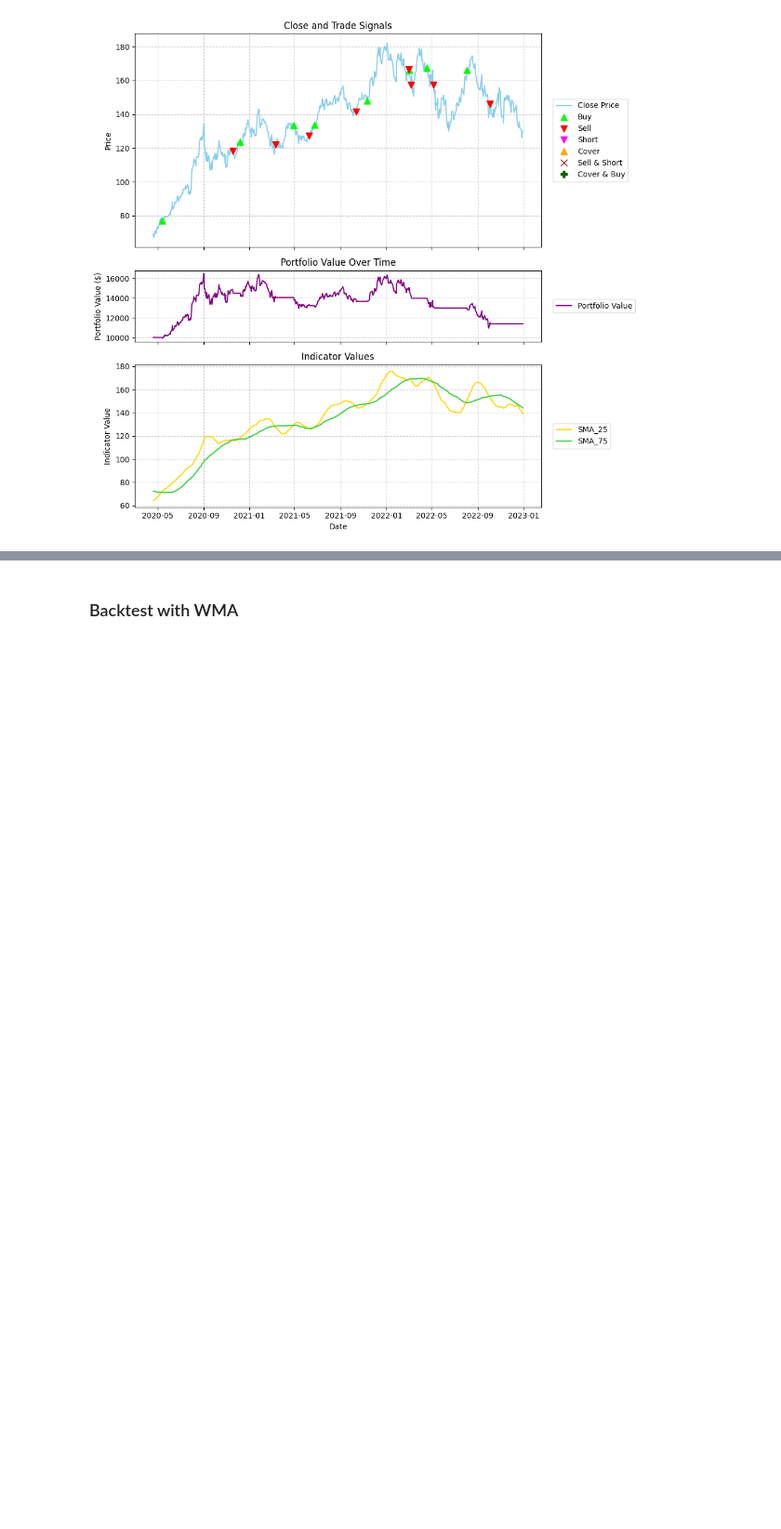
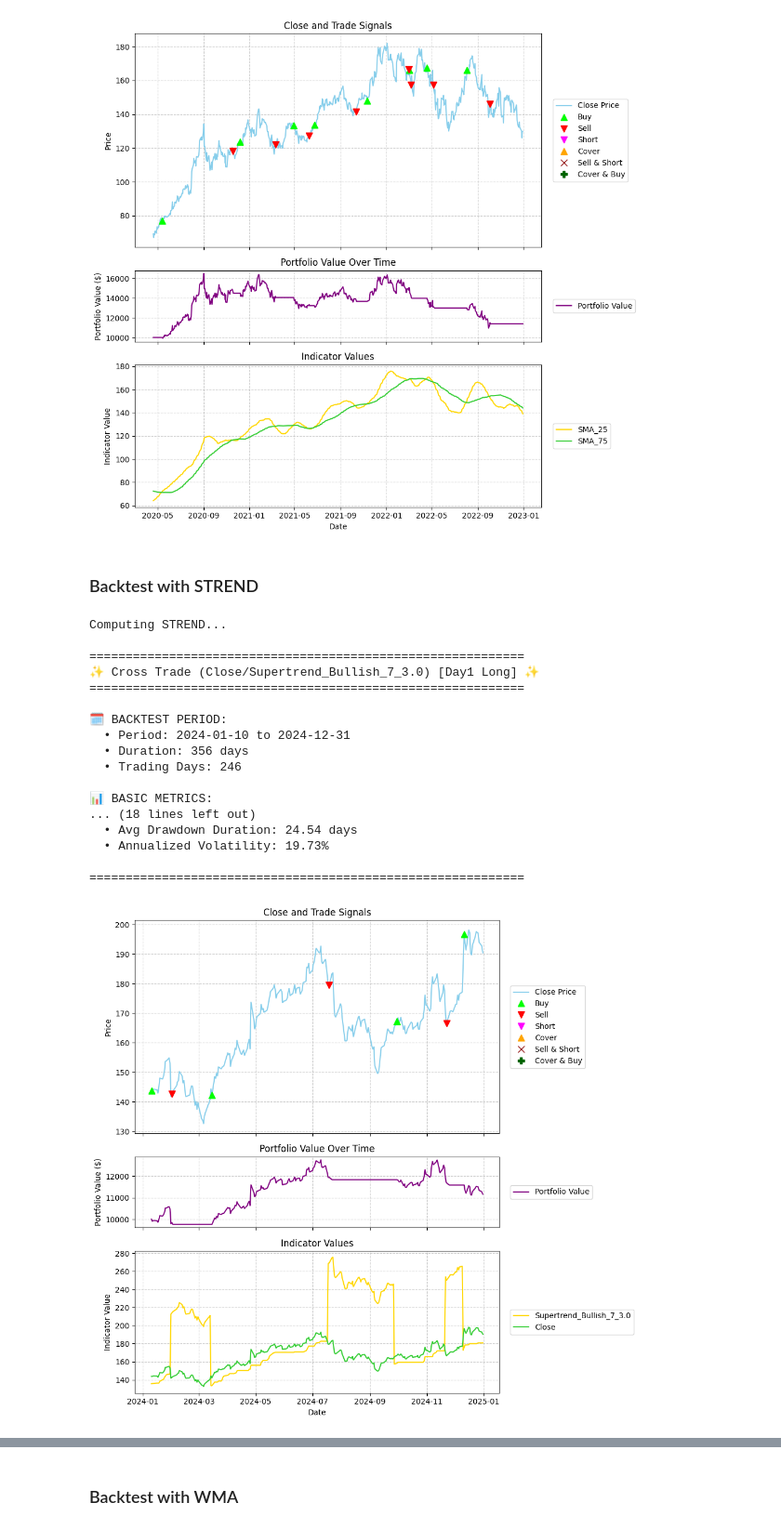
Before and after one commit to BSoybilgen/simple-trade, a Jupyter notebook: examples/backtest/example_backtest_trend.ipynb, the cells around one changed output, grey strips where cells are left out. Shown at 93% size. Drawn from its saved outputs; the diff is of its cells as text; code cells hidden in the pictures; blank space fills up the shorter version.

```diff
--- a/examples/backtest/example_backtest_trend.ipynb
+++ b/examples/backtest/example_backtest_trend.ipynb
@@ -451,3 +536,77 @@ Computing SMA...
 
 ============================================================
 [figure]
+# %% [markdown]
+### Backtest with STREND
+# %%
+# --- Backtest Configuration ---
+symbol = 'GOOG'
+start_date = '2024-01-01'
+end_date = '2025-01-01'
+interval = '1d'
+period = 7
+multiplier = 3.0
+initial_cash = 10000.0
+commission = 0.01
+
+# Download data and compute indicator
+data = download_data(symbol, start_date, end_date, interval=interval)
+parameters = dict()
+columns = dict()
+parameters["period"] = period
+parameters["multiplier"] = multiplier
+columns["high_col"] = 'High'
+columns["low_col"] = 'Low'
+columns["close_col"] = 'Close'
+data = compute_indicator(
+    data=data,
+    indicator='strend',
+    parameters=parameters,
+    columns=columns
+    )
+
+# Run backtest
+backtester = CrossTradeBacktester(initial_cash=initial_cash, commission_long=commission)
+results, portfolio = backtester.run_cross_trade(
+    data=data,
+    short_window_indicator="Close",
+    long_window_indicator=f'Supertrend_Bullish_{period}_{multiplier}',
+    price_col='Close',
+    day1_position="long",
+)
+
+# --- Results ---
+backtester.print_results(results)
+
+# Prepare results for plotting
+plotter = BacktestPlotter()
+
+# Define the indicator columns explicitly
+indicator_cols_to_plot = [f'Supertrend_Bullish_{period}_{multiplier}', 'Close']
+
+fig = plotter.plot_results(
+    data_df=data,
+    history_df=portfolio,
+    price_col='Close',
+    indicator_cols=indicator_cols_to_plot,
+    title=f"Cross Trade (Long Only) (f'Supertrend_Bullish_{period}_{multiplier}' vs Close)"
+)
+# %% [output]
+Computing STREND...
+
+============================================================
+✨ Cross Trade (Close/Supertrend_Bullish_7_3.0) [Day1 Long] ✨
+============================================================
+
+🗓️ BACKTEST PERIOD:
+  • Period: 2024-01-10 to 2024-12-31
+  • Duration: 356 days
+  • Trading Days: 246
+
+📊 BASIC METRICS:
+... (18 lines left out)
+  • Avg Drawdown Duration: 24.54 days
+  • Annualized Volatility: 19.73%
+
+============================================================
+[figure, added]
```
Also changed, not shown: parts of 11 cells of this notebook, 2 other files.
